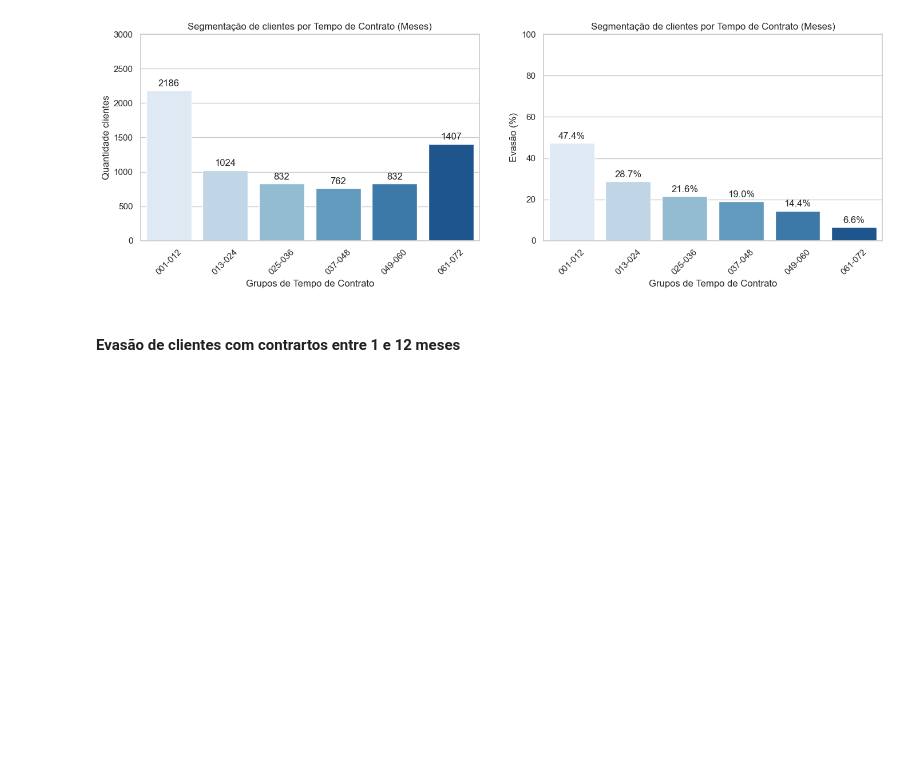
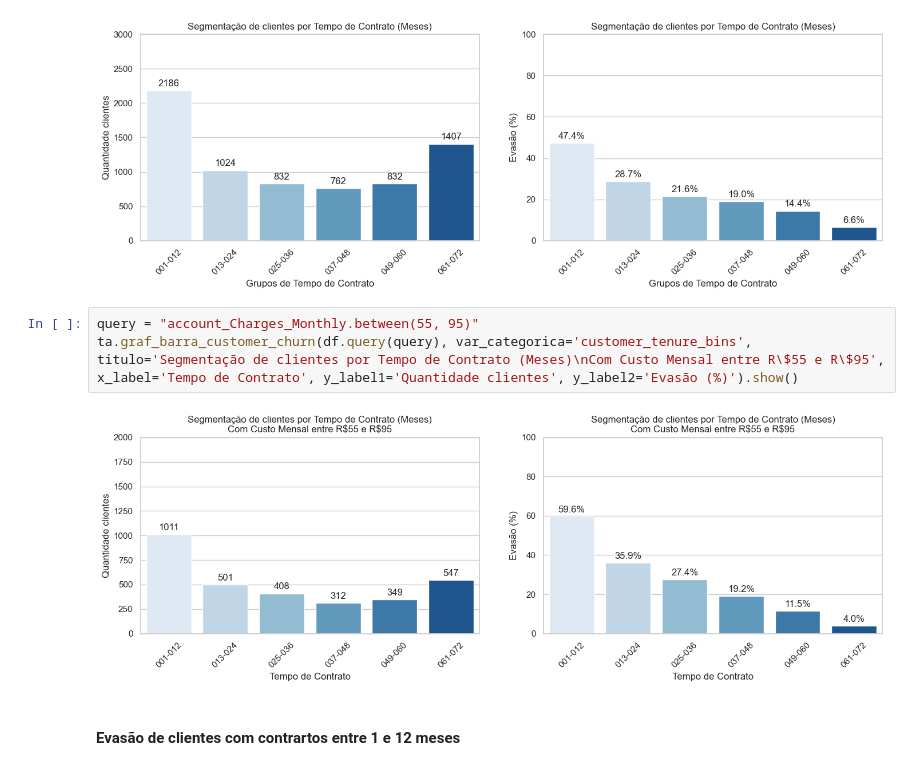
Before and after one commit to jpierre06/challenge2-data-science, a Jupyter notebook: TelecomX_BR.ipynb, the cells around one changed output. Drawn from its saved outputs; the diff is of its cells as text; blank space fills up the shorter version.

```diff
--- a/TelecomX_BR.ipynb
+++ b/TelecomX_BR.ipynb
@@ -612,6 +588,11 @@ ta.graf_distribuicao_churn_varialvel_numerica(df, variavel_numerica='account_Cha
 ta.graf_barra_customer_churn(df, var_categorica='customer_tenure_bins', titulo='Segmentação de clientes por Tempo de Contrato (Meses)', x_label='Grupos de Tempo de Contrato', y_label1='Quantidade clientes', y_label2='Evasão (%)').show()
 # %% [output]
 [figure]
+# %%
+query = "account_Charges_Monthly.between(55, 95)"
+ta.graf_barra_customer_churn(df.query(query), var_categorica='customer_tenure_bins', titulo='Segmentação de clientes por Tempo de Contrato (Meses)\nCom Custo Mensal entre R\$55 e R\$95', x_label='Tempo de Contrato', y_label1='Quantidade clientes', y_label2='Evasão (%)').show()
+# %% [output]
+[figure, added]
 # %% [markdown]
 #### Evasão de clientes com contrartos entre 1 e 12 meses
 # %%
```
Also changed, not shown: parts of 13 cells of this notebook, 1 other file.
